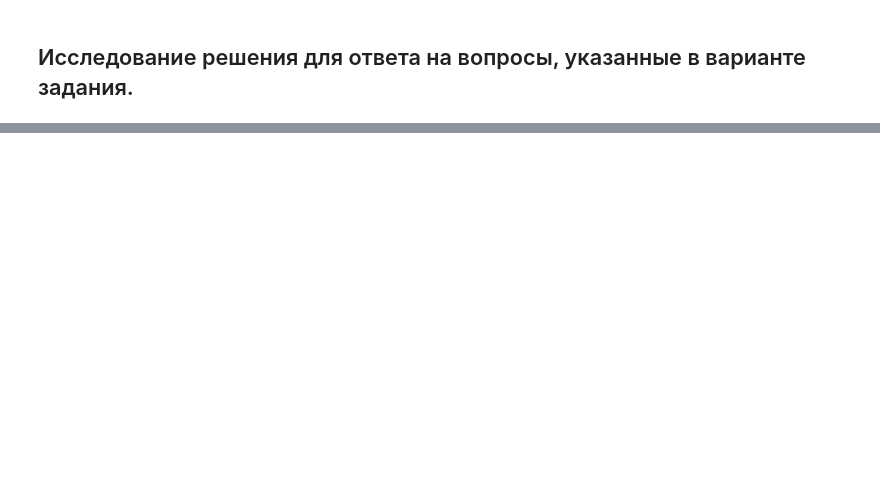
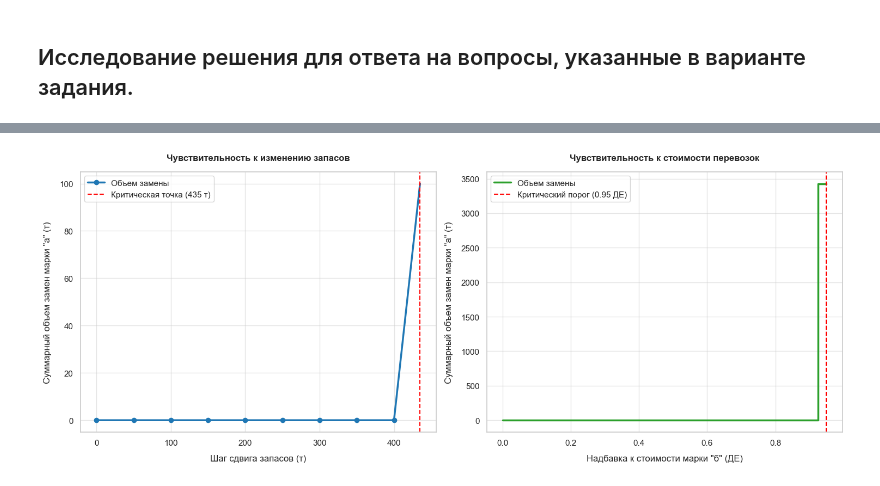
Before and after one commit to lazarevFedor/Decision-theory-sem6, a Jupyter notebook: lab3.ipynb, the cells around one changed output, grey strips where cells are left out. Cells and saved outputs as stored; diff of their text form; code cells hidden in the pictures; blank space fills up the shorter version.

```diff
--- a/lab3.ipynb
+++ b/lab3.ipynb
@@ -70,17 +69,14 @@ $C_{2,1} = 5.9$, $C_{2,2} = 2.1$
 # %%
 import pulp
 
-I = [1, 2]  # Индексы складов
-J = [1, 2]  # Индексы пунктов потребления
+I = [1, 2]
+J = [1, 2]
 
-# Стоимости перевозок C[i,j]
 C_BASE = {(1,1): 4.5, (1,2): 2.1, (2,1): 5.9, (2,2): 2.1}
 
-# Исходные запасы на складах
 SUPPLY_A1_A, SUPPLY_A1_B = 2900, 3900
 SUPPLY_A2_A, SUPPLY_A2_B = 4800, 3100
 
-# Потребности пунктов
 DEMAND = {
     (1, 'a'): 2500,   # В1 потребность в 'а'
     (1, 'b'): 3800,   # В1 потребность в 'б'
@@ -90,7 +86,7 @@ DEMAND = {
     (2, 'any'): 400   # В2 потребность в "любой"
 }
 
-SUBSTITUTION_RATE = 0.7  # 1 т "а" заменяет 0.7 т "б"
+SUBSTITUTION_RATE = 0.7
 
 def create_and_solve_steel_problem(sup_a1, sup_b1, sup_a2, sup_b2, delta_cost_b=0.0, solve=True):
     p = pulp.LpProblem('SteelTransport', pulp.LpMinimize)
@@ -103,20 +99,17 @@ def create_and_solve_steel_problem(sup_a1, sup_b1, sup_a2, sup_b2, delta_cost_b=
 
     variables = {'x_a': x_a, 'x_b': x_b, 's': s, 'z_a': z_a, 'z_b': z_b}
 
-    # Целевая функция
     p += pulp.lpSum(
         C_BASE[i, j] * (x_a[i, j] + s[i, j] + z_a[i, j]) +
         (C_BASE[i, j] + delta_cost_b) * (x_b[i, j] + z_b[i, j])
         for i in I for j in J
     )
 
-    # Ограничения по запасам на складах
     p += pulp.lpSum(x_a[1, j] + s[1, j] + z_a[1, j] for j in J) <= sup_a1
     p += pulp.lpSum(x_b[1, j] + z_b[1, j] for j in J) <= sup_b1
     p += pulp.lpSum(x_a[2, j] + s[2, j] + z_a[2, j] for j in J) <= sup_a2
     p += pulp.lpSum(x_b[2, j] + z_b[2, j] for j in J) <= sup_b2
 
-    # Ограничения по потребностям
     p += pulp.lpSum(x_a[i, 1] for i in I) == DEMAND[(1, 'a')]
     p += pulp.lpSum(x_b[i, 1] + SUBSTITUTION_RATE * s[i, 1] for i in I) == DEMAND[(1, 'b')]
     p += pulp.lpSum(z_a[i, 1] + z_b[i, 1] for i in I) == DEMAND[(1, 'any')]
@@ -124,6 +117,7 @@ def create_and_solve_steel_problem(sup_a1, sup_b1, sup_a2, sup_b2, delta_cost_b=
     p += pulp.lpSum(x_a[i, 2] for i in I) == DEMAND[(2, 'a')]
     p += pulp.lpSum(x_b[i, 2] + SUBSTITUTION_RATE * s[i, 2] for i in I) == DEMAND[(2, 'b')]
     p += pulp.lpSum(z_a[i, 2] + z_b[i, 2] for i in I) == DEMAND[(2, 'any')]
+    p += x_a[1, 1] + s[1, 1] + z_a[1, 1] == x_b[1, 1] + z_b[1, 1]
 
     if solve:
         p.solve(pulp.PULP_CBC_CMD(msg=False))
@@ -242,3 +229,31 @@ while True:
 Объем замен при базовых ценах и избыточных запасах: 0.00 т.
 Надбавка к стоимости марки 'б': 0.95 ДЕ. Всего заменено: 3428.57 т.
 При удорожании марки 'б' на 0.95 ДЕ замена превысила 100 т.
+# %%
+import matplotlib.pyplot as plt
+import seaborn as sns
+
+sns.set_theme(style="whitegrid")
+plt.rcParams.update({'font.size': 11, 'figure.titlesize': 14})
+
+fig, (ax1, ax2) = plt.subplots(1, 2, figsize=(15, 6))
+
+ax1.plot(steps_hist, sub_vol_hist1, color='#1f77b4', linewidth=2.5, marker='o', markevery=10, label='Объем замены')
+ax1.axvline(x=435, color='red', linestyle='--', linewidth=1.5, label='Критическая точка (435 т)')
+ax1.set_title('Чувствительность к изменению запасов', pad=15, fontweight='bold')
+ax1.set_xlabel('Шаг сдвига запасов (т)', labelpad=10)
+ax1.set_ylabel('Суммарный объем замен марки "а" (т)', labelpad=10)
+ax1.legend(loc='upper left')
+
+
+ax2.step(delta_c_hist, sub_vol_hist2, color='#2ca02c', linewidth=2.5, where='mid', label='Объем замены')
+ax2.axvline(x=0.95, color='red', linestyle='--', linewidth=1.5, label='Критический порог (0.95 ДЕ)')
+ax2.set_title('Чувствительность к стоимости перевозок', pad=15, fontweight='bold')
+ax2.set_xlabel('Надбавка к стоимости марки "б" (ДЕ)', labelpad=10)
+ax2.set_ylabel('Суммарный объем замен марки "а" (т)', labelpad=10)
+ax2.legend(loc='upper left')
+
+plt.tight_layout()
+plt.show()
+# %% [output]
+[figure, added]
```
Also changed, not shown: parts of 3 cells of this notebook.
